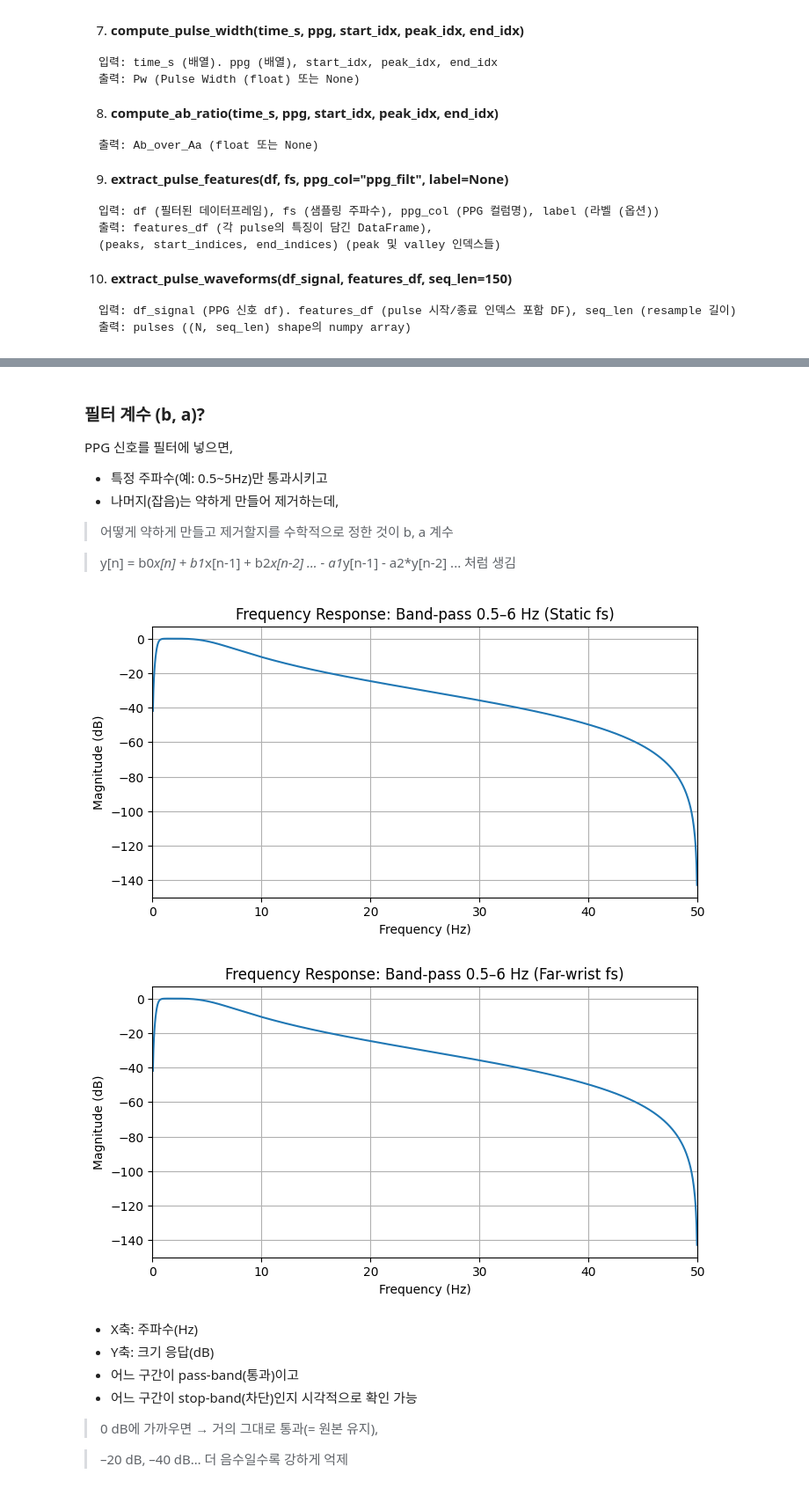
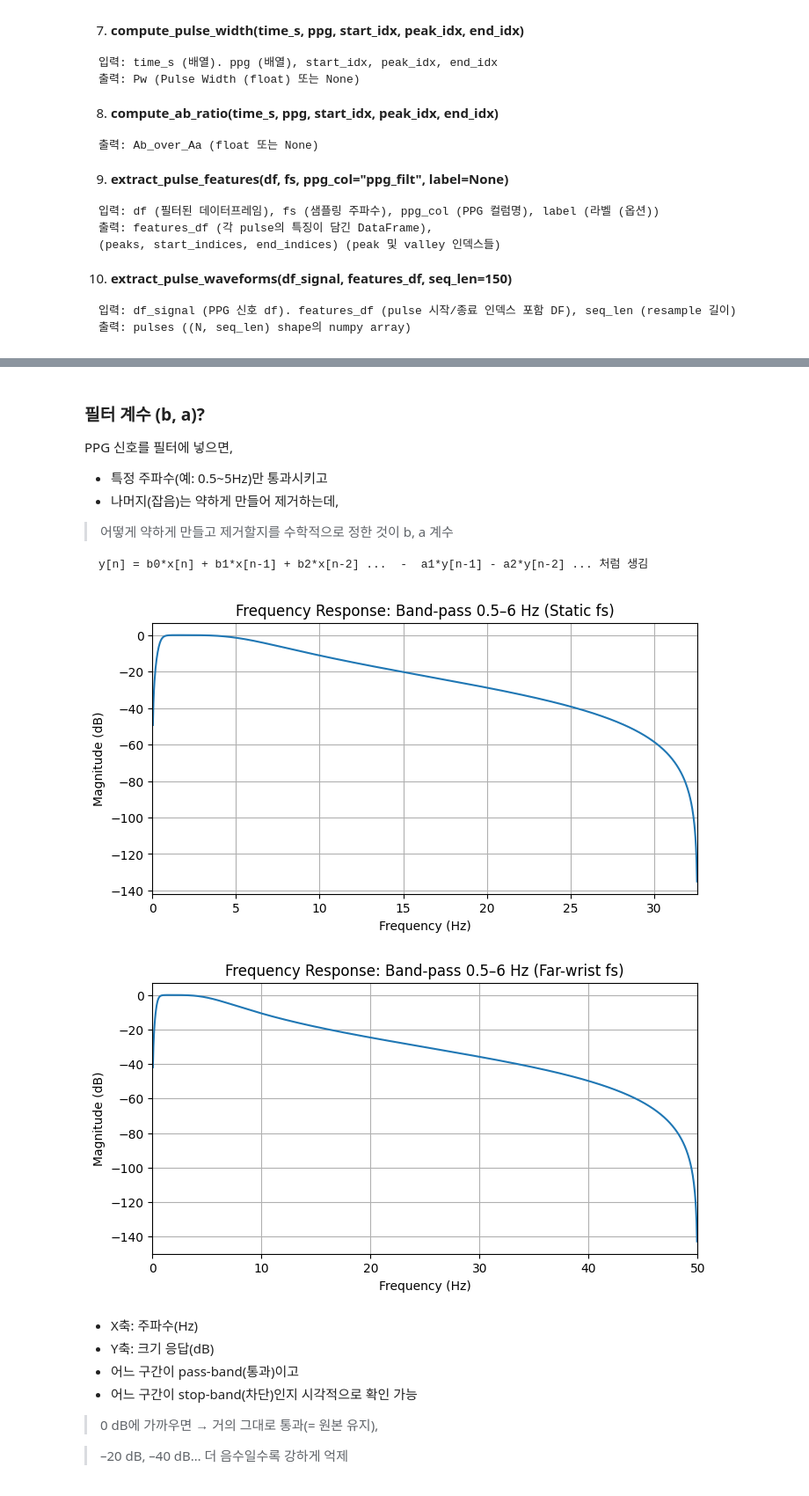
Before and after one commit to esthervery/ppg, a Jupyter notebook: ppg_ver5_1203.ipynb, the cells around one changed output, grey strips where cells are left out. Shown at 88% size. Saved outputs shown, nothing was run; the diff lists cells and outputs as text; code cells hidden in the pictures.

````diff
--- a/ppg_ver5_1203.ipynb
+++ b/ppg_ver5_1203.ipynb
@@ -677,29 +832,17 @@ PPG 신호를 필터에 넣으면,
 * 나머지(잡음)는 약하게 만들어 제거하는데,
 
 > 어떻게 약하게 만들고 제거할지를 수학적으로 정한 것이 b, a 계수
-
-> y[n] = b0*x[n] + b1*x[n-1] + b2*x[n-2] ...  -  a1*y[n-1] - a2*y[n-2] ... 처럼 생김
+```
+y[n] = b0*x[n] + b1*x[n-1] + b2*x[n-2] ...  -  a1*y[n-1] - a2*y[n-2] ... 처럼 생김
+```
-# %%
-def plot_filter_response(b, a, fs, title):
-    """구해진 필터 계수 b, a와 샘플링 주파수, 제목을 전달받아서
-    필터가 어떤 주파수를 통과시키고, 어떤 주파수를 억제하는지 그래프 출력"""
-    w, h = signal.freqz(b, a, worN=1024)
-    freqs = w * fs / (2 * np.pi)
-
-    plt.figure(figsize=(8,4))
-    plt.plot(freqs, 20 * np.log10(np.abs(h)))
-    plt.title(f"Frequency Response: {title}")
-    plt.xlabel("Frequency (Hz)")
-    plt.ylabel("Magnitude (dB)")
-    plt.grid(True)
-    plt.xlim(0, fs/2)
-    plt.show()
-
-plot_filter_response(b_static, a_static, fs_static,   "Band-pass 0.5–6 Hz (Static fs)")
-plot_filter_response(b_farwrist, a_farwrist, fs_farwrist, "Band-pass 0.5–6 Hz (Far-wrist fs)")
-# %% [output]
-[figure, removed]
-[figure, removed]
+# %%
+# 필터 억제 그래프 출력
+
+plot_filter_response(b_df1, a_df1, fs_df1, "Band-pass 0.5–6 Hz (Static fs)")
+plot_filter_response(b_df2, a_df2, fs_df2, "Band-pass 0.5–6 Hz (Far-wrist fs)")
+# %% [output]
+[figure, added]
+[figure, added]
 # %% [markdown]
 * X축: 주파수(Hz)
 * Y축: 크기 응답(dB)
````
Also changed, not shown: parts of 99 cells of this notebook, 10 other files.
